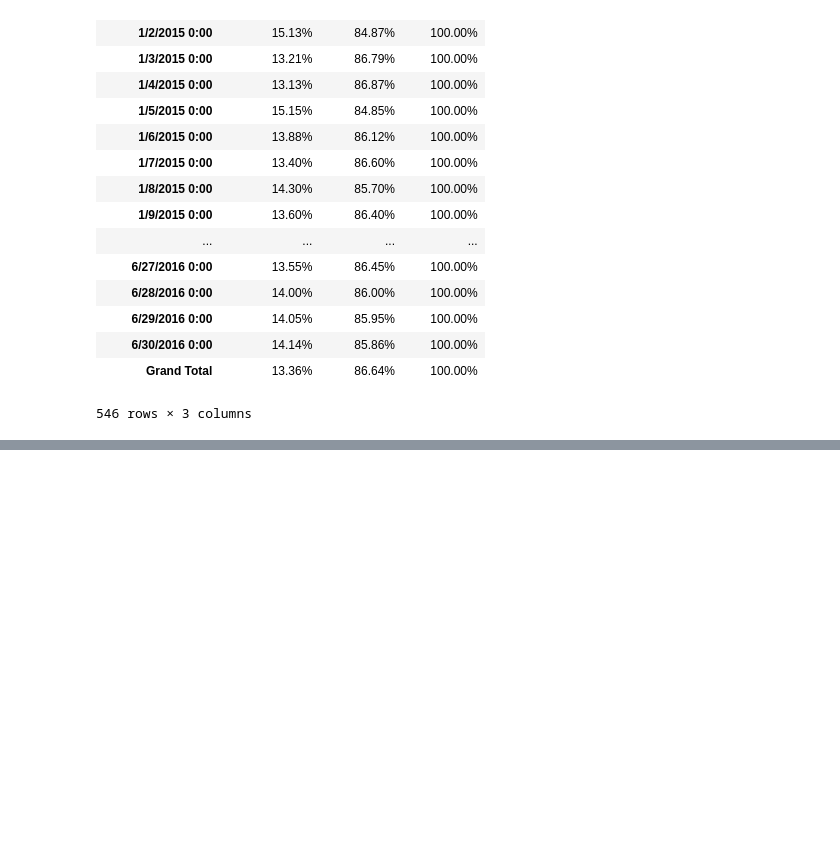
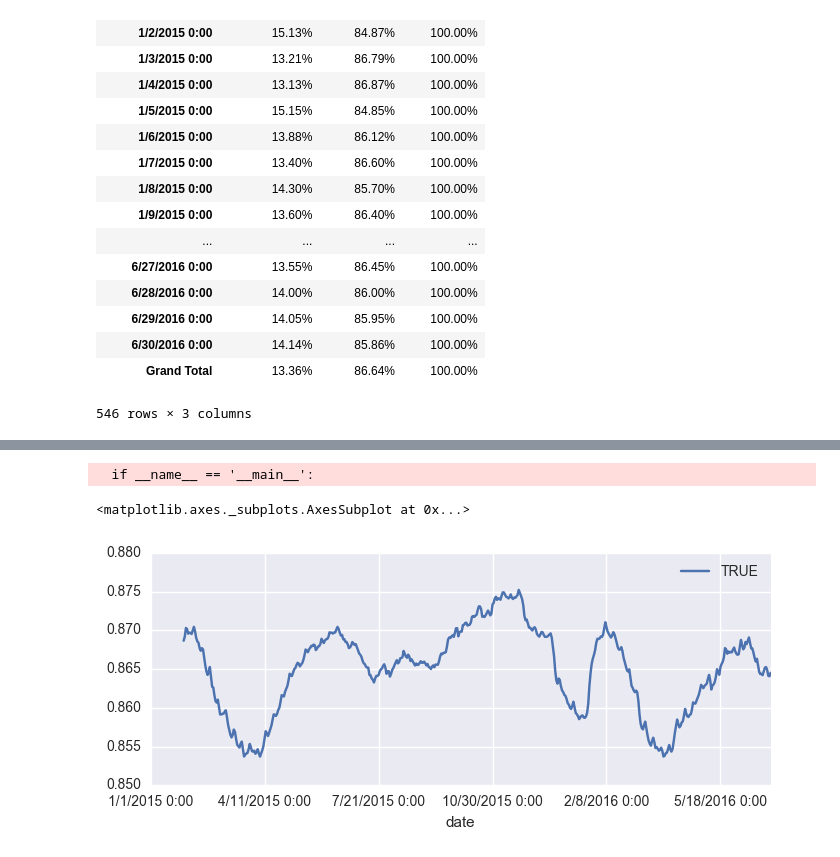
Before and after one commit to MiyainNYC/PySpark-Data-Challenge, a Jupyter notebook: Volume_VIZ.ipynb, the cells around one changed output, grey strips where cells are left out. Drawn from its saved outputs; the diff is of its cells as text; code cells hidden in the pictures; blank space fills up the shorter version.

```diff
--- a/Volume_VIZ.ipynb
+++ b/Volume_VIZ.ipynb
@@ -688,0 +721,2 @@ not_tip_date
+# %%
+not_tip_date = pd.read_csv('not_tip_date.csv',parse_dates = ['date']).set_index('date')
@@ -688,0 +745,6 @@ not_tip_date
+# %%
+pd.rolling_mean(pd.DataFrame(not_tip_date['TRUE']),30).plot(figsize = (8,3))
+# %% [output]
+  if __name__ == '__main__':
+<matplotlib.axes._subplots.AxesSubplot at 0x...>
+[figure, added]
```
Also changed, not shown: parts of 6 cells of this notebook.
